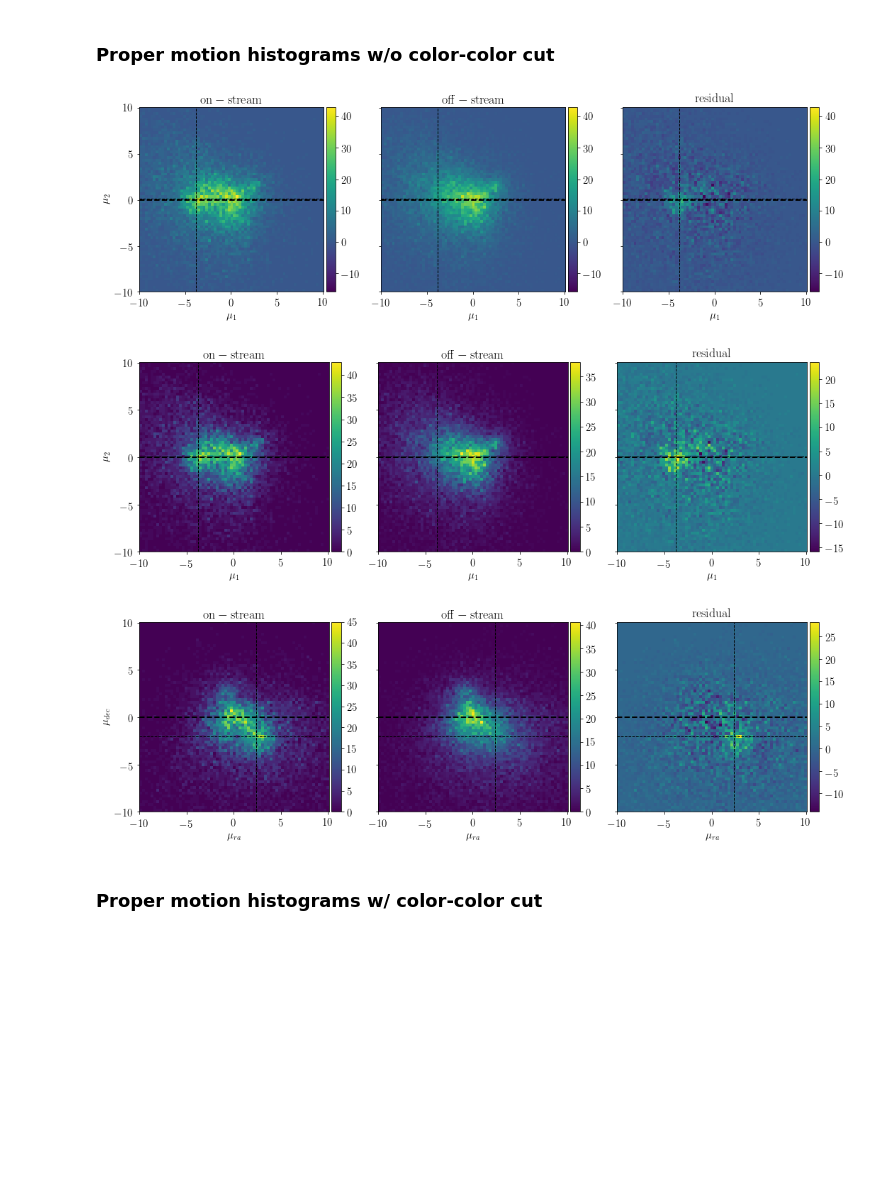
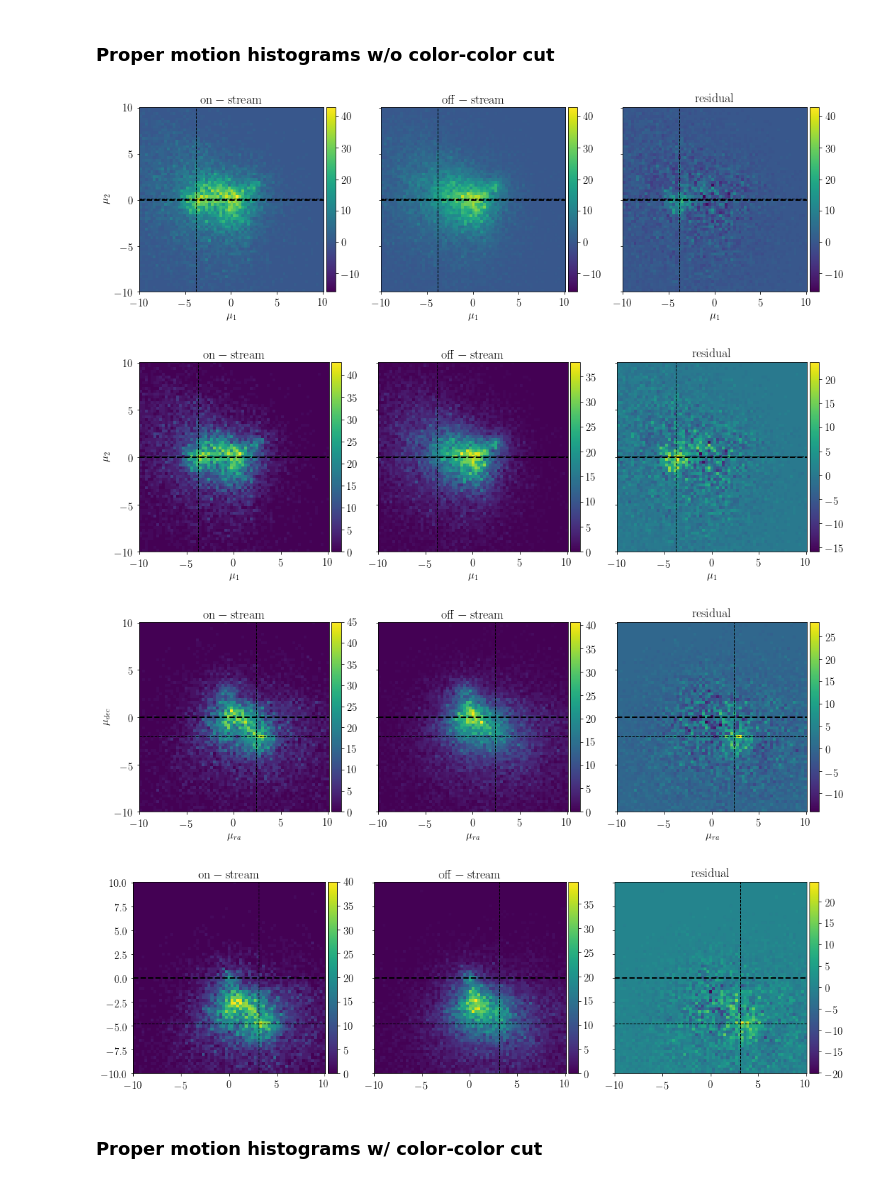
Before and after one commit to norashipp/shared_notebooks, a Jupyter notebook: Indus.ipynb, the cells around one changed output. Drawn from its saved outputs; the diff is of its cells as text; code cells hidden in the pictures; blank space fills up the shorter version.

Commit message:
comparison to streamfinder

```diff
--- a/Indus.ipynb
+++ b/Indus.ipynb
@@ -8,6 +8,10 @@ pmRA, pmDEC = 2.4, -2.0
 # without
 # pmPHI1, pmPHI2 = -3.8, -0.4
 # pmRA, pmDEC = 3.2, -2
+
+# from streamfinder
+# not corrected for solar reflex motion
+pmRA0, pmDEC0 =  3.1, -4.8
 # %%
 MAG = 'WAVG_MAG_PSF_%s_DERED'
 MAGG = MAG%'G'
@@ -304,17 +326,20 @@ plt.tight_layout()
 # %%
 # pmPHI1, pmPHI2 = -3.8, -0.4
 # pmRA, pmDEC = 3.2, -2.0
 
 # uniform color scale
 pm.pm_hist(stream, data[on_stream&iso_cut&plx_cut], data[off_stream&iso_cut&plx_cut], norm=pm.area_correction(data[on_stream&plx_cut], data[off_stream], 256), pms=[pmPHI1, pmPHI2], match_norm=True, dx=0.3)
 # free color scale
 pm.pm_hist(stream, data[on_stream&iso_cut&plx_cut], data[off_stream&iso_cut&plx_cut], norm=pm.area_correction(data[on_stream&plx_cut], data[off_stream], 256), pms=[pmPHI1, pmPHI2], match_norm=False, dx=0.3)
 # equatorial coords
 pm.pm_hist(stream, data[on_stream&iso_cut&plx_cut], data[off_stream&iso_cut&plx_cut], norm=pm.area_correction(data[on_stream&plx_cut], data[off_stream], 256), pms=[pmRA, pmDEC], match_norm=False, dx=0.3, stream_coords=False)
+# equatorial coords - not solar reflex corrected - comparison to streamfinder
+pm.pm_hist(stream, data[on_stream&iso_cut&plx_cut], data[off_stream&iso_cut&plx_cut], norm=pm.area_correction(data[on_stream&plx_cut], data[off_stream], 256), pms=[pmRA0, pmDEC0], match_norm=False, dx=0.3, stream_coords=False, reflex_corr=False)
 # %% [output]
 [figure]
 [figure]
 [figure]
+[figure, added]
 # %% [markdown]
 ### Proper motion histograms w/ color-color cut
 # %%
```
Also changed, not shown: parts of 2 cells of this notebook.
